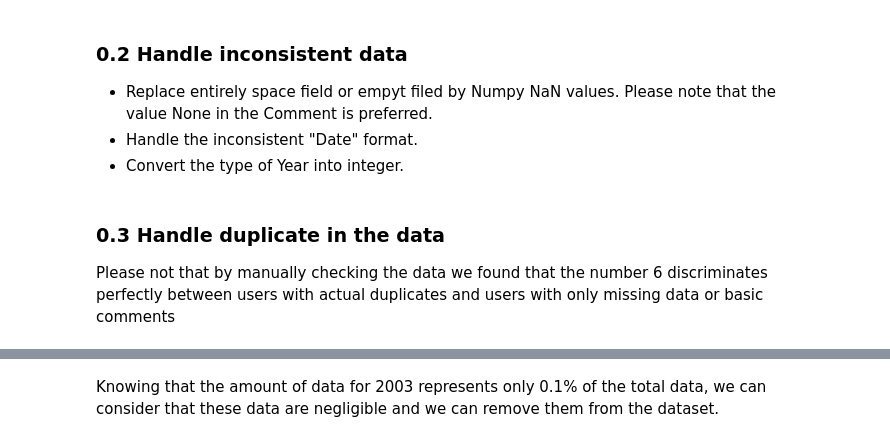
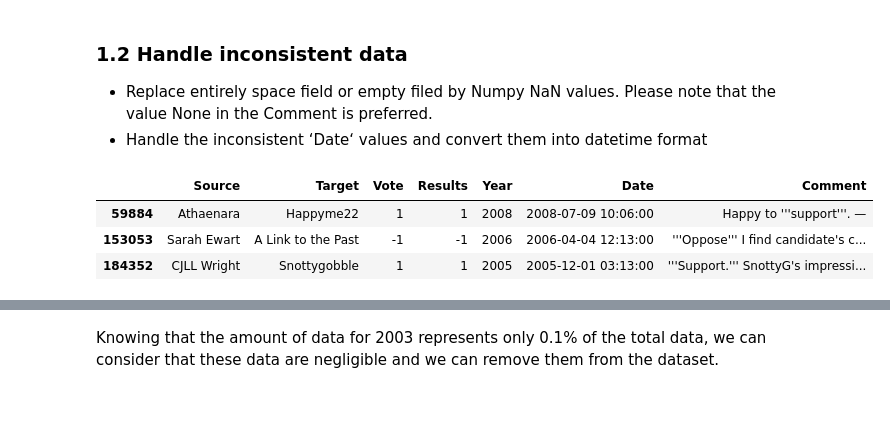
Before and after one commit to epfl-ada/ada-2023-project-abracadabra, a Jupyter notebook: P2_submission.ipynb, the cells around one changed output, grey strips where cells are left out. Drawn from its saved outputs; the diff is of its cells as text; code cells hidden in the pictures; blank space fills up the shorter version.

```diff
--- a/P2_submission.ipynb
+++ b/P2_submission.ipynb
@@ -43,39 +76,37 @@ df.sample(3)
 # %% [markdown]
-### 0.2 Handle inconsistent data
- - Replace entirely space field or empyt filed by Numpy NaN values. Please note that the value None in the Comment is preferred.
- - Handle the inconsistent "Date" format.
- - Convert the type of Year into integer.
+### 1.2 Handle inconsistent data <a class="anchor" id="inconsistent"></a>
+ - Replace entirely space field or empty filed by Numpy NaN values. Please note that the value None in the Comment is preferred.
+ - Handle the inconsistent ‘Date‘ values and convert them into datetime format
 # %%
 # Set Nan values
 # replace field that's entirely space (or empty) with NaN (the case for some Source, Date and Comment)
 df.replace(r'^\s*$', np.nan, regex=True, inplace=True)
 
 #handle NaN values in Comment for vectorization
 df.Comment = df.Comment.replace(np.nan, None)
 
 # replace inconsistent date
 df['Date'] = df['Date'].str.replace('Julu ', 'July ')
 df['Date'] = df['Date'].str.replace('Janry ', 'January ')
 df['Date'] = df['Date'].str.replace('Mya ', 'May ')
 df['Date'] = df['Date'].str.replace('Jan ', 'January ')
 df['Date'] = df['Date'].str.replace('Feb ', 'February ')
 df['Date'] = df['Date'].str.replace('Mar ', 'March ')
 df['Date'] = df['Date'].str.replace('Apr ', 'April ')
 df['Date'] = df['Date'].str.replace('Jun ', 'June ')
 df['Date'] = df['Date'].str.replace('Jul ', 'July ')
 df['Date'] = df['Date'].str.replace('Aug ', 'August ')
 df['Date'] = df['Date'].str.replace('Sep ', 'September ')
 df['Date'] = df['Date'].str.replace('Oct ', 'October ')
 df['Date'] = df['Date'].str.replace('Nov ', 'November ')
 df['Date'] = df['Date'].str.replace('Dec ', 'December ')
 
 # Convert Date to datetime
 df['Date'] = pd.to_datetime(df['Date'], format='%H:%M, %d %B %Y', errors='coerce')
 
-# Convert Year to int
-df['Year'] = df['Year'].astype(int)
-
 df.sample(3)
+# %% [output]
+|  | Source | Target | Vote | Results | Year | Date | Comment |
+| 59884 | Athaenara | Happyme22 | 1 | 1 | 2008 | 2008-07-09 10:06:00 | Happy to '''support'''. — |
+| 153053 | Sarah Ewart | A Link to the Past | -1 | -1 | 2006 | 2006-04-04 12:13:00 | '''Oppose''' I find candidate's c... |
+| 184352 | CJLL Wright | Snottygobble | 1 | 1 | 2005 | 2005-12-01 03:13:00 | '''Support.''' SnottyG's impressi... |
-# %% [markdown]
-### 0.3 Handle duplicate in the data
-Please not that by manually checking the data we found that the number 6 discriminates perfectly between users with actual duplicates and users with only missing data or basic comments
```
Also changed, not shown: parts of 84 cells of this notebook, 1 other file.
